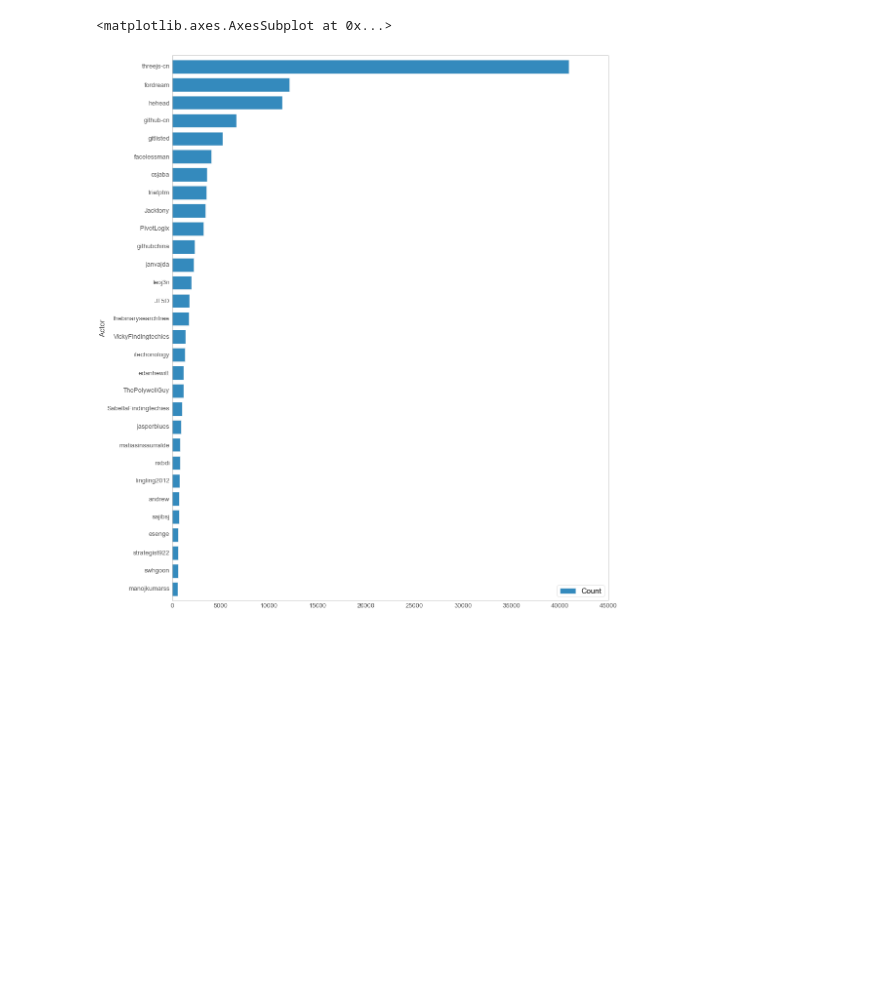
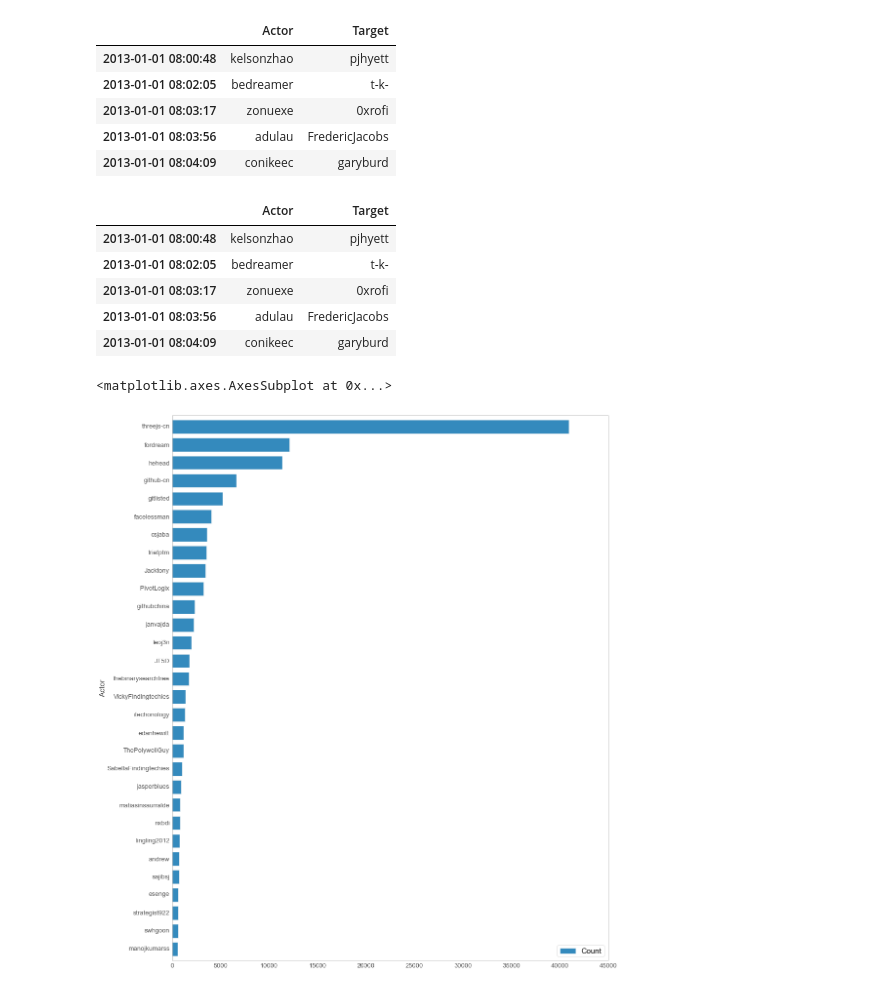
Before and after one commit to yaph/ipython-notebooks, a Jupyter notebook: GitHub Archive 2013 Follow Events.ipynb, the cells around one changed output. Drawn from its saved outputs; the diff is of its cells as text; code cells hidden in the pictures; blank space fills up the shorter version.

```diff
--- a/GitHub Archive 2013 Follow Events.ipynb
+++ b/GitHub Archive 2013 Follow Events.ipynb
@@ -10,5 +14,19 @@ plt.rcParams['axes.facecolor'] = 'ffffff'
 # %%
 df_follows = pd.read_csv('csv/githubarchive/2013/follow_events.csv.bz2', compression='bz2', index_col=0, parse_dates=[0])
+df_follows.head()
+# %% [output]
+|  | Actor | Target |
+| 2013-01-01 08:00:48 | kelsonzhao | pjhyett |
+| 2013-01-01 08:02:05 | bedreamer | t-k- |
+| 2013-01-01 08:03:17 | zonuexe | 0xrofi |
+| 2013-01-01 08:03:56 | adulau | FredericJacobs |
+| 2013-01-01 08:04:09 | conikeec | garyburd |
+|  | Actor | Target |
+| 2013-01-01 08:00:48 | kelsonzhao | pjhyett |
+| 2013-01-01 08:02:05 | bedreamer | t-k- |
+| 2013-01-01 08:03:17 | zonuexe | 0xrofi |
+| 2013-01-01 08:03:56 | adulau | FredericJacobs |
+| 2013-01-01 08:04:09 | conikeec | garyburd |
 # %%
 df_follows['Count'] = 1
 df_follows.groupby('Actor').sum().sort('Count').tail(30).plot(kind='barh', figsize=(16, 20))
```
Also changed, not shown: parts of 7 cells of this notebook, 3 other files.
